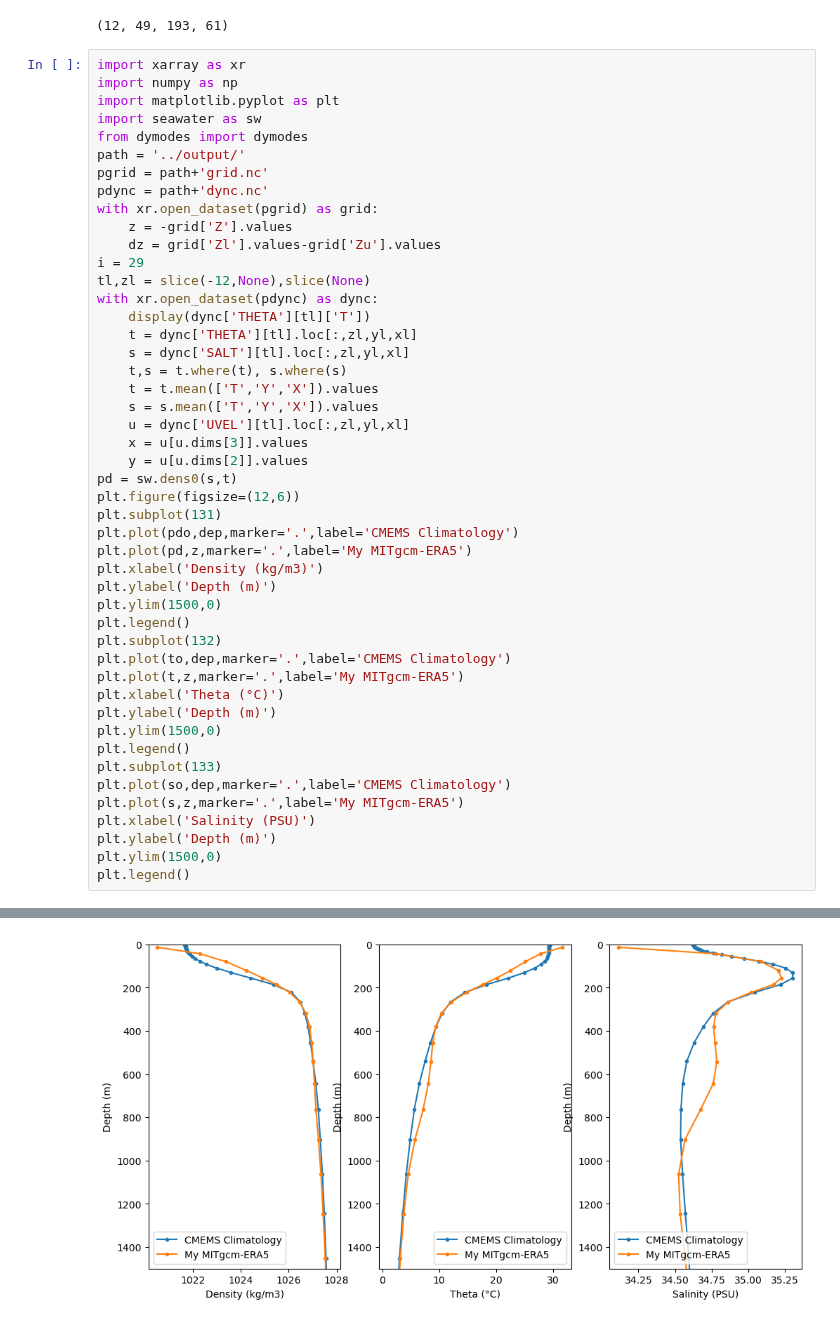
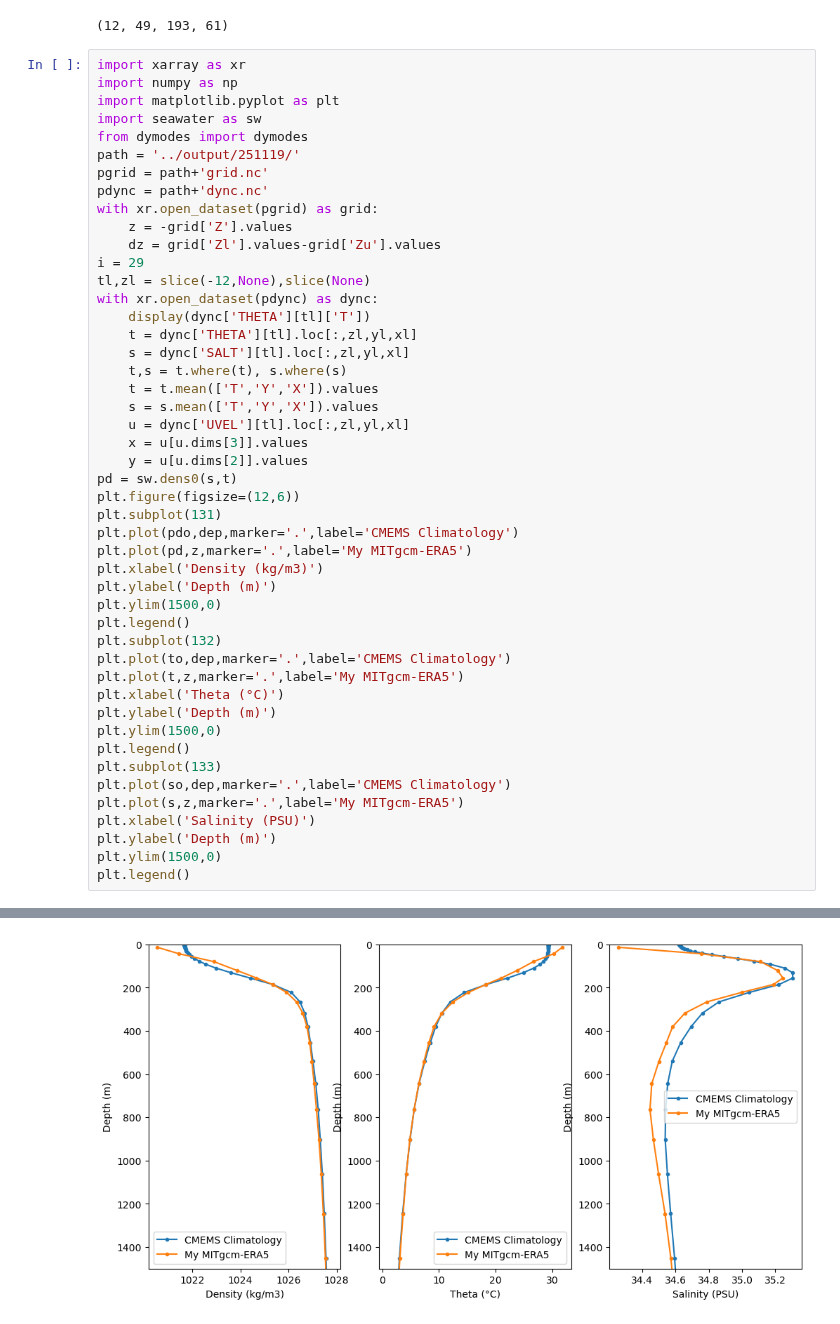
Before and after one commit to FattyZH/eqp-dlfv-mitgcm-era5, a Jupyter notebook: script/ana_251113.ipynb, the cells around one changed output, grey strips where cells are left out. Drawn from its saved outputs; the diff is of its cells as text.

```diff
--- a/script/ana_251113.ipynb
+++ b/script/ana_251113.ipynb
@@ -29,7 +29,7 @@ import numpy as np
 import matplotlib.pyplot as plt
 import seawater as sw
 from dymodes import dymodes
-path = '../output/'
+path = '../output/251119/'
 pgrid = path+'grid.nc'
 pdync = path+'dync.nc'
 with xr.open_dataset(pgrid) as grid:
@@ -84,7 +84,7 @@ Coordinates:
 Attributes:
     long_name:  model_time
 <matplotlib.legend.Legend at 0x...>
-[figure, old version]
+[figure, new version]
 # %%
 import xarray as xr
 import numpy as np
```
Also changed, not shown: parts of 3 cells of this notebook, 2 other files.
